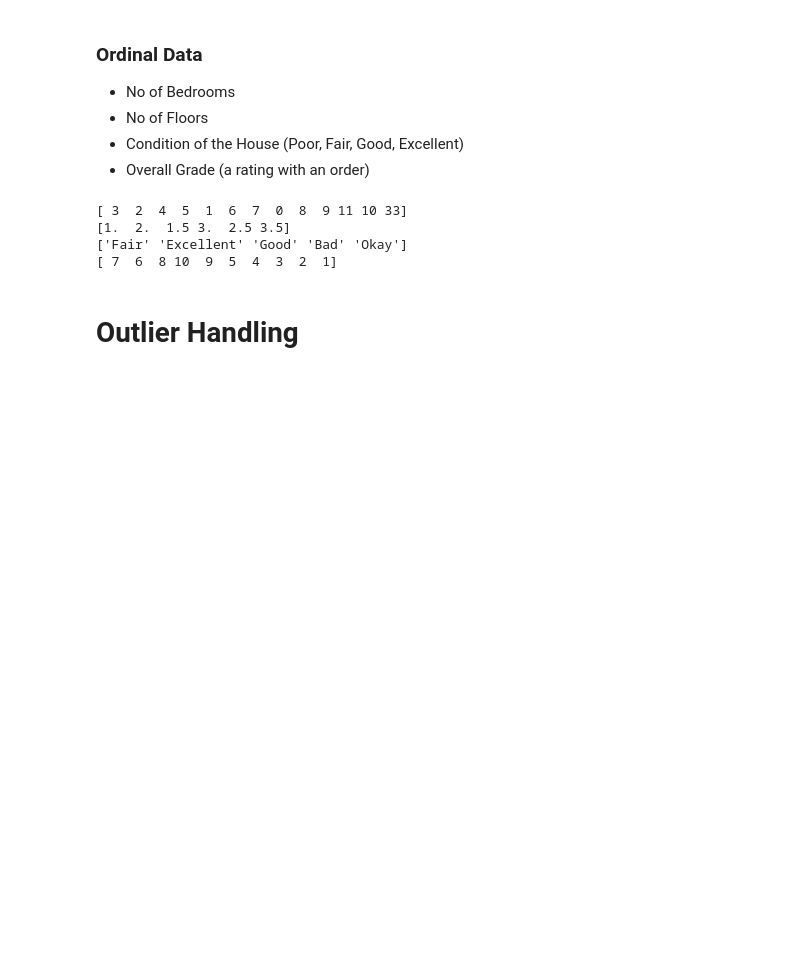
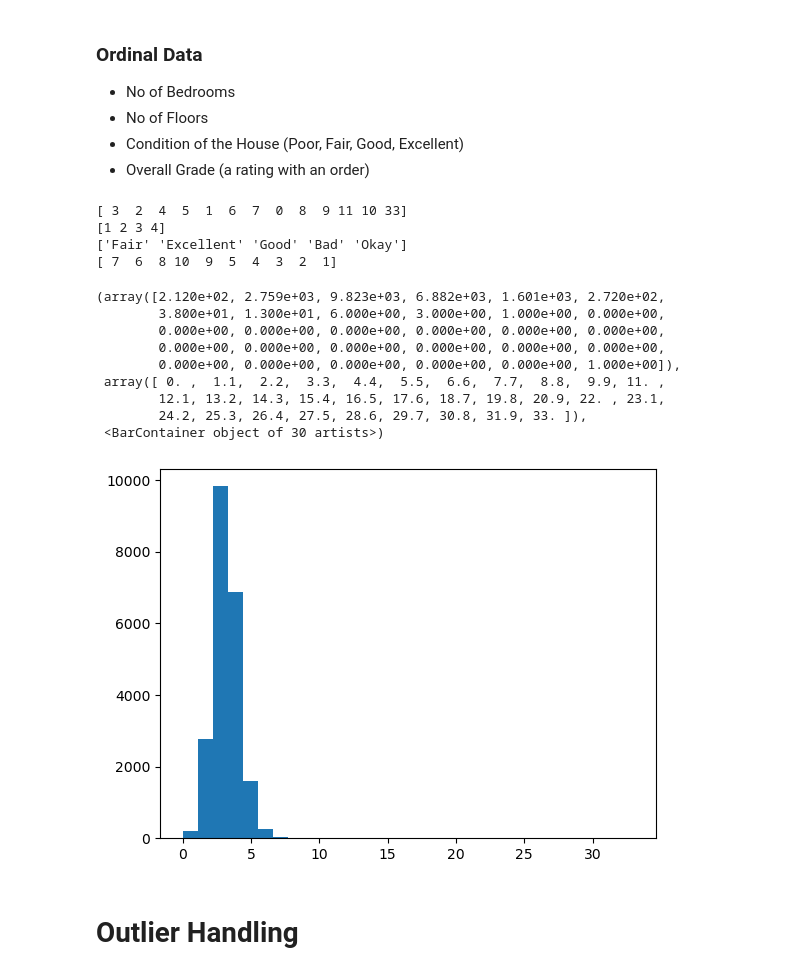
Before and after one commit to JYOTHY-DAS/DSA2024, a Jupyter notebook: Preprocessing_House_Price.ipynb, the cells around one changed output. Drawn from its saved outputs; the diff is of its cells as text; code cells hidden in the pictures; blank space fills up the shorter version.

```diff
--- a/Preprocessing_House_Price.ipynb
+++ b/Preprocessing_House_Price.ipynb
@@ -429,12 +429,12 @@ display(data_standard_scaled)
 # %%
 data_standard_scaled['No of Bathrooms'] = data_standard_scaled['No of Bathrooms'].round()
 # Convert the rounded values to categorical data
-data_standard_scaled['No of Bathrooms'] = data_standard_scaled['No of Bathrooms'].astype('category')
+data_standard_scaled['No of Bathrooms'] = data_standard_scaled['No of Bathrooms'].astype(int)
 
 
 data_standard_scaled['No of Floors'] = data_standard_scaled['No of Floors'].round()
 # Convert the rounded values to categorical data
-data_standard_scaled['No of Floors'] = data_standard_scaled['No of Floors'].astype('category')
+data_standard_scaled['No of Floors'] = data_standard_scaled['No of Floors'].astype(int)
 # %% [markdown]
 # Encoding
 # %% [markdown]
@@ -461,9 +461,22 @@ print(data_standard_scaled['Condition of the House'].unique())
 print(data_standard_scaled['Overall Grade'].unique())
 # %% [output]
 [ 3  2  4  5  1  6  7  0  8  9 11 10 33]
-[1.  2.  1.5 3.  2.5 3.5]
+[1 2 3 4]
 ['Fair' 'Excellent' 'Good' 'Bad' 'Okay']
 [ 7  6  8 10  9  5  4  3  2  1]
+# %%
+plt.hist(data_standard_scaled['No of Bedrooms'],bins=30)
+# %% [output]
+(array([2.120e+02, 2.759e+03, 9.823e+03, 6.882e+03, 1.601e+03, 2.720e+02,
+        3.800e+01, 1.300e+01, 6.000e+00, 3.000e+00, 1.000e+00, 0.000e+00,
+        0.000e+00, 0.000e+00, 0.000e+00, 0.000e+00, 0.000e+00, 0.000e+00,
+        0.000e+00, 0.000e+00, 0.000e+00, 0.000e+00, 0.000e+00, 0.000e+00,
+        0.000e+00, 0.000e+00, 0.000e+00, 0.000e+00, 0.000e+00, 1.000e+00]),
+ array([ 0. ,  1.1,  2.2,  3.3,  4.4,  5.5,  6.6,  7.7,  8.8,  9.9, 11. ,
+        12.1, 13.2, 14.3, 15.4, 16.5, 17.6, 18.7, 19.8, 20.9, 22. , 23.1,
+        24.2, 25.3, 26.4, 27.5, 28.6, 29.7, 30.8, 31.9, 33. ]),
+ <BarContainer object of 30 artists>)
+[figure, added]
 # %% [markdown]
 # Outlier Handling
 # %%
```
Also changed, not shown: parts of 7 cells of this notebook.
